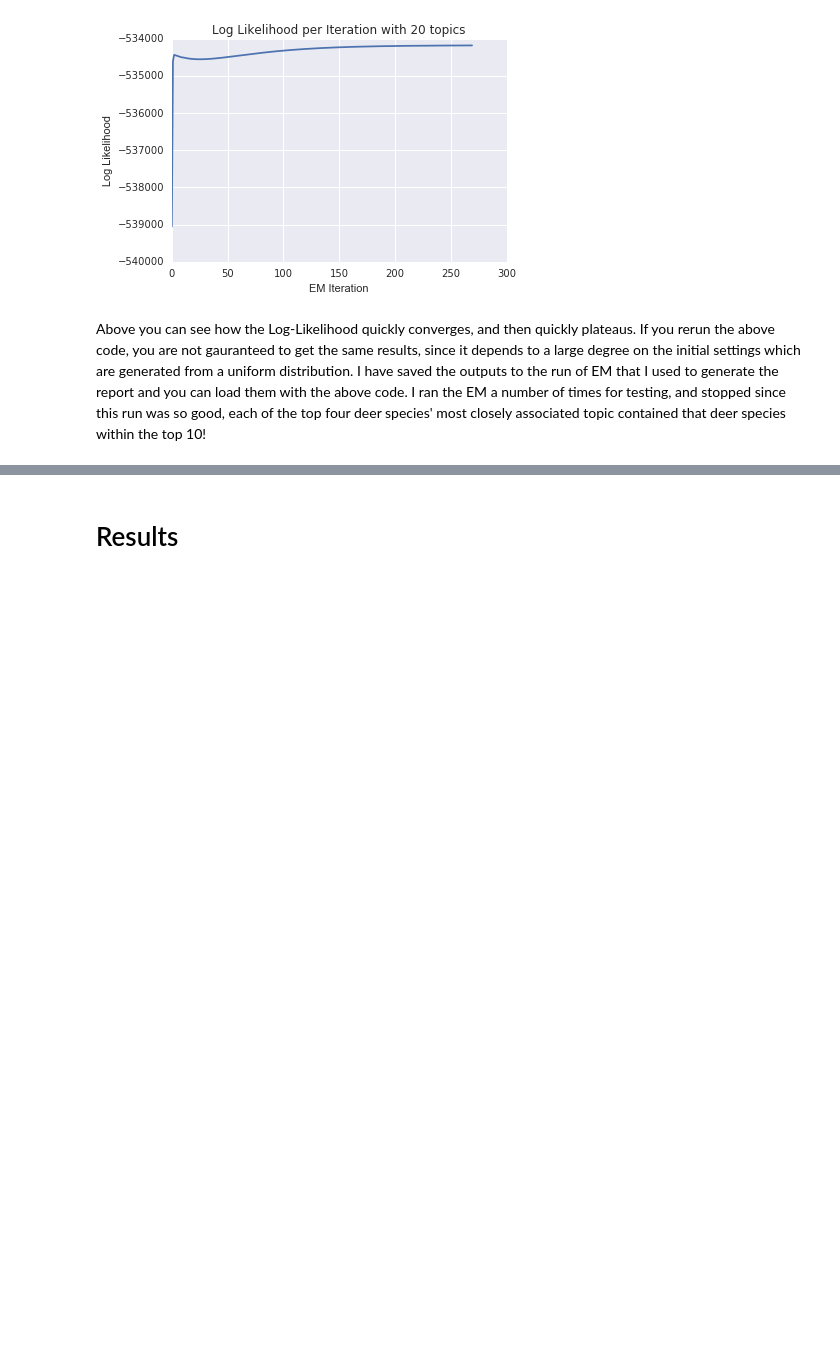
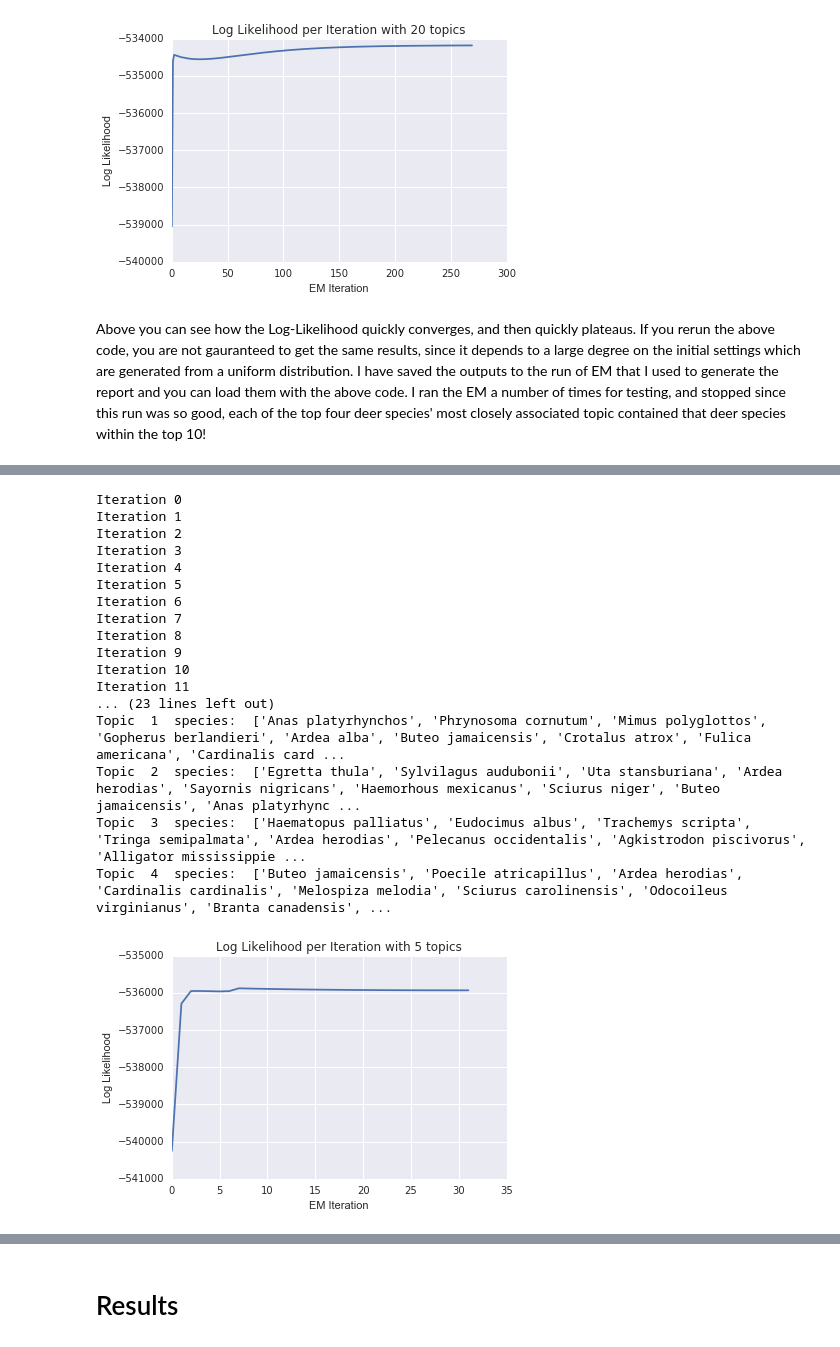
Before and after one commit to averyfaller/AM207Project, a Jupyter notebook: EM.ipynb, the cells around one changed output, grey strips where cells are left out. Saved outputs shown, nothing was run; the diff lists cells and outputs as text; code cells hidden in the pictures; blank space fills up the shorter version.

```diff
--- a/EM.ipynb
+++ b/EM.ipynb
@@ -360,0 +360,22 @@ Above you can see how the Log-Likelihood quickly converges, and then quickly pla
+# %%
+# 5 Topics
+emc5 = EMClassifier(species_lookup_dict=species_lookup_dict, data=np.matrix(grid_species_counts), num_topics=5)
+# %% [output]
+Iteration 0
+Iteration 1
+Iteration 2
+Iteration 3
+Iteration 4
+Iteration 5
+Iteration 6
+Iteration 7
+Iteration 8
+Iteration 9
+Iteration 10
+Iteration 11
+... (23 lines left out)
+Topic  1  species:  ['Anas platyrhynchos', 'Phrynosoma cornutum', 'Mimus polyglottos', 'Gopherus berlandieri', 'Ardea alba', 'Buteo jamaicensis', 'Crotalus atrox', 'Fulica americana', 'Cardinalis card ...
+Topic  2  species:  ['Egretta thula', 'Sylvilagus audubonii', 'Uta stansburiana', 'Ardea herodias', 'Sayornis nigricans', 'Haemorhous mexicanus', 'Sciurus niger', 'Buteo jamaicensis', 'Anas platyrhync ...
+Topic  3  species:  ['Haematopus palliatus', 'Eudocimus albus', 'Trachemys scripta', 'Tringa semipalmata', 'Ardea herodias', 'Pelecanus occidentalis', 'Agkistrodon piscivorus', 'Alligator mississippie ...
+Topic  4  species:  ['Buteo jamaicensis', 'Poecile atricapillus', 'Ardea herodias', 'Cardinalis cardinalis', 'Melospiza melodia', 'Sciurus carolinensis', 'Odocoileus virginianus', 'Branta canadensis', ...
+[figure, added]
```
Also changed, not shown: parts of 19 cells of this notebook, 11 other files.
